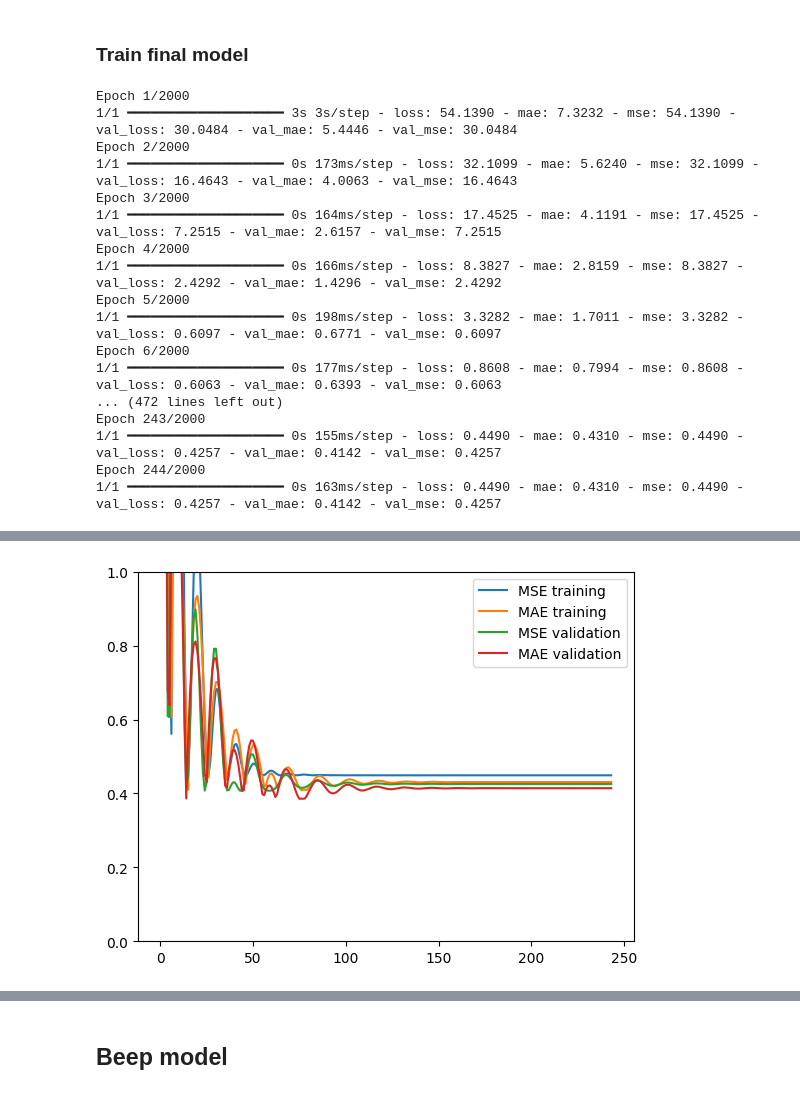
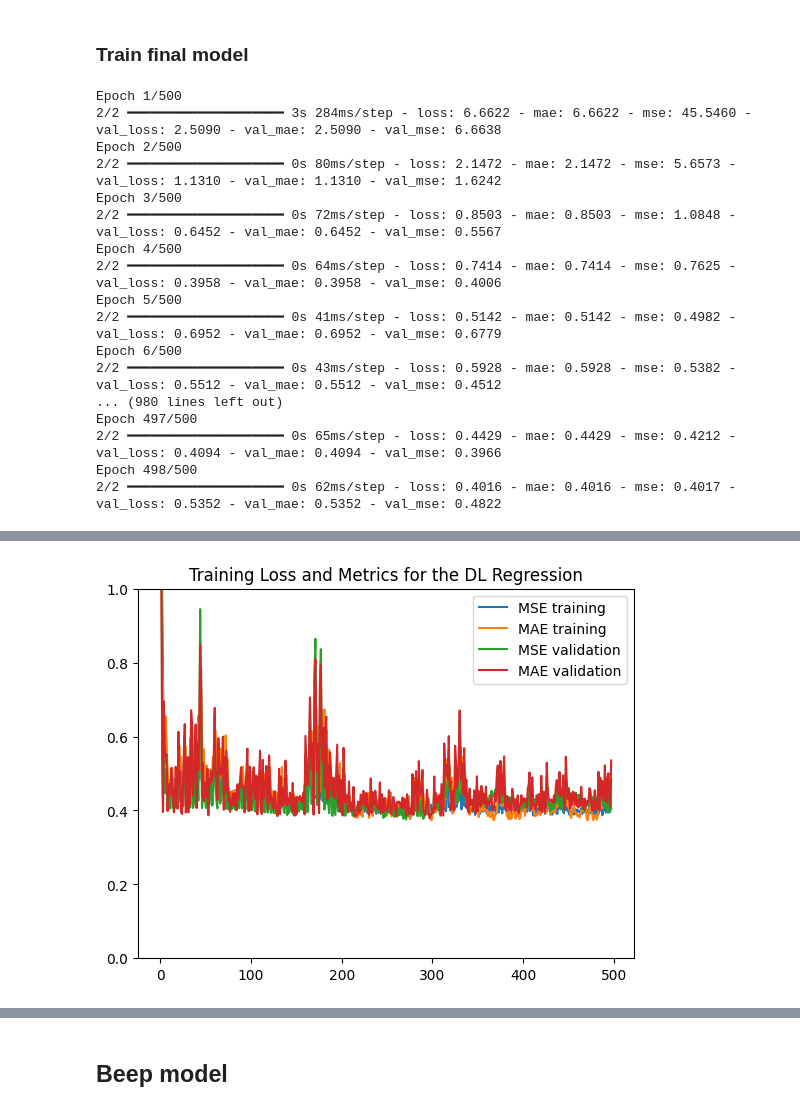
Before and after one commit to ardaergin/DMT, a Jupyter notebook: assignment_1_deep_learning_methods.ipynb, the cells around one changed output, grey strips where cells are left out. Drawn from its saved outputs; the diff is of its cells as text; code cells hidden in the pictures.

```diff
--- a/assignment_1_deep_learning_methods.ipynb
+++ b/assignment_1_deep_learning_methods.ipynb
@@ -573,12 +582,17 @@ from tensorflow.keras.layers import Dense, LSTM, Dropout
 from tensorflow.keras.models import Sequential
 from tensorflow.keras.callbacks import ModelCheckpoint, EarlyStopping
 
-bs=1000
-lr=0.01
-lstm_units=32
-encoding_layers=4
+#|   iter    |  target   |    bs     | classi... |  dropout  | encodi... |    lr     | lstm_u... |
+# | 21        | -0.3669   | 428.3     | 1.063     | 0.02567   | 3.391     | 0.00789   | 81.23     |
+#| 8         | -0.3853   | 411.2     | 1.474     | 0.2697    | 3.887     | 1.382e-05 | 97.3      |
+#| 7         | -0.3791   | 416.7     | 1.099     | 0.06797   | 2.666     | 0.007017  | 82.82     |
+
+bs=428
+lr=0.0079
+lstm_units=81
+encoding_layers=3
 classification_layers=1
-dropout=0.6
+dropout=0.356
 
 
 LSTM_model_final_reg = get_regression_model(encoding_layers, classification_layers, lstm_units, dropout)
@@ -596,34 +610,34 @@ save_best_model = ModelCheckpoint(
     mode='min'
 )
 
-LSTM_model_final_reg.compile(loss=tf.keras.losses.MeanSquaredError(),
+LSTM_model_final_reg.compile(loss=tf.keras.losses.MeanAbsoluteError(),
                   optimizer=tf.keras.optimizers.Adam(learning_rate=lr),
                   metrics=["mse", "mae"])
 history = LSTM_model_final_reg.fit(
     x=X_train_regression, y=Y_train_regression,
-    epochs=2000,
+    epochs=500,
     batch_size=bs,
     validation_data=(X_validation_regression, Y_validation_regression),
     callbacks=[early_stopping, save_best_model]
 )
 # %% [output]
-Epoch 1/2000
-1/1 ━━━━━━━━━━━━━━━━━━━━ 3s 3s/step - loss: 54.1390 - mae: 7.3232 - mse: 54.1390 - val_loss: 30.0484 - val_mae: 5.4446 - val_mse: 30.0484
-Epoch 2/2000
-1/1 ━━━━━━━━━━━━━━━━━━━━ 0s 173ms/step - loss: 32.1099 - mae: 5.6240 - mse: 32.1099 - val_loss: 16.4643 - val_mae: 4.0063 - val_mse: 16.4643
-Epoch 3/2000
-1/1 ━━━━━━━━━━━━━━━━━━━━ 0s 164ms/step - loss: 17.4525 - mae: 4.1191 - mse: 17.4525 - val_loss: 7.2515 - val_mae: 2.6157 - val_mse: 7.2515
-Epoch 4/2000
-1/1 ━━━━━━━━━━━━━━━━━━━━ 0s 166ms/step - loss: 8.3827 - mae: 2.8159 - mse: 8.3827 - val_loss: 2.4292 - val_mae: 1.4296 - val_mse: 2.4292
-Epoch 5/2000
-1/1 ━━━━━━━━━━━━━━━━━━━━ 0s 198ms/step - loss: 3.3282 - mae: 1.7011 - mse: 3.3282 - val_loss: 0.6097 - val_mae: 0.6771 - val_mse: 0.6097
-Epoch 6/2000
-1/1 ━━━━━━━━━━━━━━━━━━━━ 0s 177ms/step - loss: 0.8608 - mae: 0.7994 - mse: 0.8608 - val_loss: 0.6063 - val_mae: 0.6393 - val_mse: 0.6063
-... (472 lines left out)
-Epoch 243/2000
-1/1 ━━━━━━━━━━━━━━━━━━━━ 0s 155ms/step - loss: 0.4490 - mae: 0.4310 - mse: 0.4490 - val_loss: 0.4257 - val_mae: 0.4142 - val_mse: 0.4257
-Epoch 244/2000
-1/1 ━━━━━━━━━━━━━━━━━━━━ 0s 163ms/step - loss: 0.4490 - mae: 0.4310 - mse: 0.4490 - val_loss: 0.4257 - val_mae: 0.4142 - val_mse: 0.4257
+Epoch 1/500
+2/2 ━━━━━━━━━━━━━━━━━━━━ 3s 284ms/step - loss: 6.6622 - mae: 6.6622 - mse: 45.5460 - val_loss: 2.5090 - val_mae: 2.5090 - val_mse: 6.6638
+Epoch 2/500
+2/2 ━━━━━━━━━━━━━━━━━━━━ 0s 80ms/step - loss: 2.1472 - mae: 2.1472 - mse: 5.6573 - val_loss: 1.1310 - val_mae: 1.1310 - val_mse: 1.6242
+Epoch 3/500
+2/2 ━━━━━━━━━━━━━━━━━━━━ 0s 72ms/step - loss: 0.8503 - mae: 0.8503 - mse: 1.0848 - val_loss: 0.6452 - val_mae: 0.6452 - val_mse: 0.5567
+Epoch 4/500
+2/2 ━━━━━━━━━━━━━━━━━━━━ 0s 64ms/step - loss: 0.7414 - mae: 0.7414 - mse: 0.7625 - val_loss: 0.3958 - val_mae: 0.3958 - val_mse: 0.4006
+Epoch 5/500
+2/2 ━━━━━━━━━━━━━━━━━━━━ 0s 41ms/step - loss: 0.5142 - mae: 0.5142 - mse: 0.4982 - val_loss: 0.6952 - val_mae: 0.6952 - val_mse: 0.6779
+Epoch 6/500
+2/2 ━━━━━━━━━━━━━━━━━━━━ 0s 43ms/step - loss: 0.5928 - mae: 0.5928 - mse: 0.5382 - val_loss: 0.5512 - val_mae: 0.5512 - val_mse: 0.4512
+... (980 lines left out)
+Epoch 497/500
+2/2 ━━━━━━━━━━━━━━━━━━━━ 0s 65ms/step - loss: 0.4429 - mae: 0.4429 - mse: 0.4212 - val_loss: 0.4094 - val_mae: 0.4094 - val_mse: 0.3966
+Epoch 498/500
+2/2 ━━━━━━━━━━━━━━━━━━━━ 0s 62ms/step - loss: 0.4016 - mae: 0.4016 - mse: 0.4017 - val_loss: 0.5352 - val_mae: 0.5352 - val_mse: 0.4822
 # %%
 from sklearn.metrics import confusion_matrix
 
@@ -631,10 +645,14 @@ from sklearn.metrics import confusion_matrix
 LSTM_model_final_reg = tf.keras.models.load_model('./models/regression_mdl_wts.keras')
 
 # evaluate final model
-results_test = LSTM_model_final_reg.evaluate(X_test_regression, Y_test_regression, batch_size=128)
+results_test = LSTM_model_final_reg.evaluate(X_test_regression, Y_test_regression, batch_size=128, return_dict=True)
 #Predict
 y_prediction = LSTM_model_final_reg.predict(X_test_regression)
+#print(y_prediction)
 print(f"MSE test: {((y_prediction - Y_test_regression)**2).mean()}")
+print(results_test["mse"])
+print(results_test["mae"])
+
 #Create confusion matrix and normalizes it over predicted (columns)
 
 plt.plot(range(len(history.history["mse"])), history.history["mse"], label="MSE training")
@@ -642,6 +660,7 @@ plt.plot(range(len(history.history["mae"])), history.history["mae"],label="MAE t
 plt.plot(range(len(history.history["val_mse"])), history.history["val_mse"], label="MSE validation")
 plt.plot(range(len(history.history["val_mae"])), history.history["val_mae"],label="MAE validation")
 plt.ylim((0,1))
+plt.title("Training Loss and Metrics for the DL Regression")
 plt.legend()
 plt.savefig("./figures/regression_dl")
 # %% [output]
@@ -652 +672 @@ MSE test: 0.640359129334507
-[figure, old version]
+[figure, new version]
```
Also changed, not shown: parts of 3 cells of this notebook, 6 other files.
